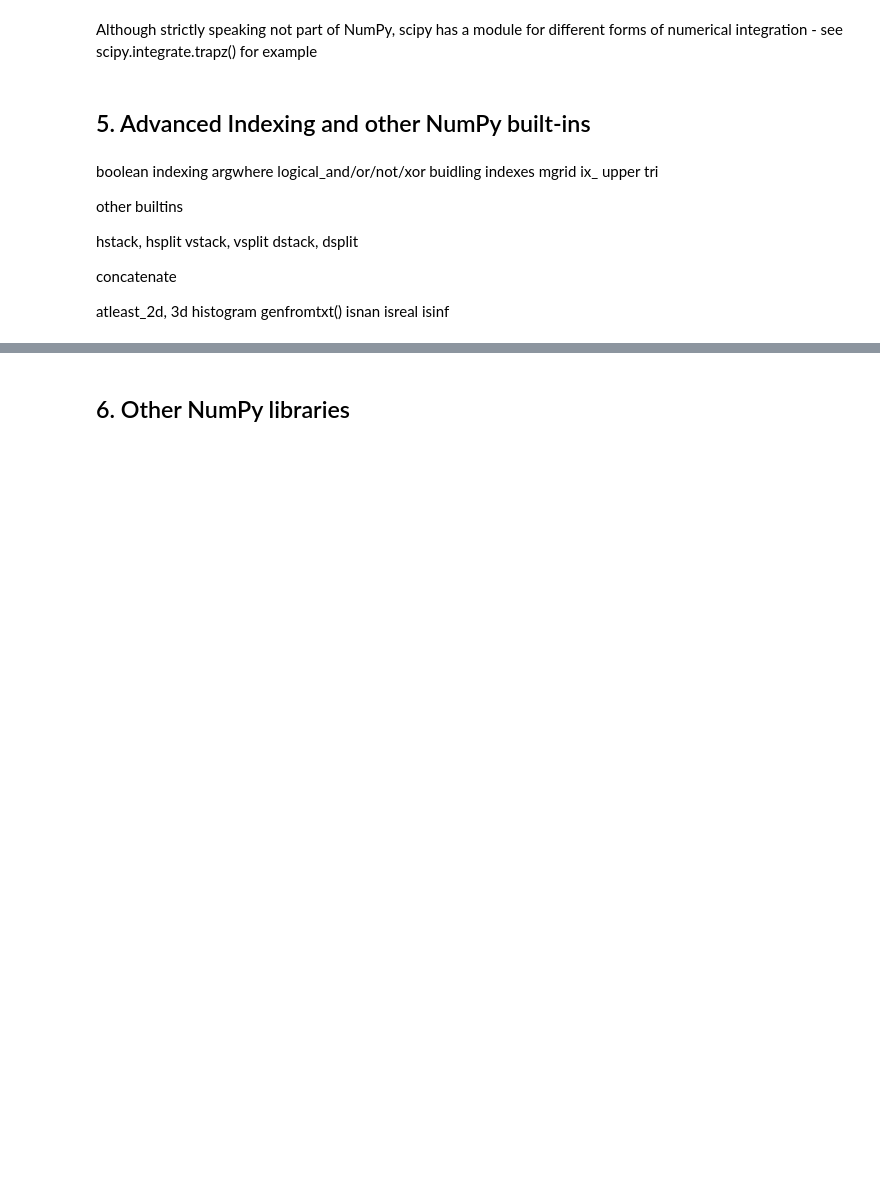
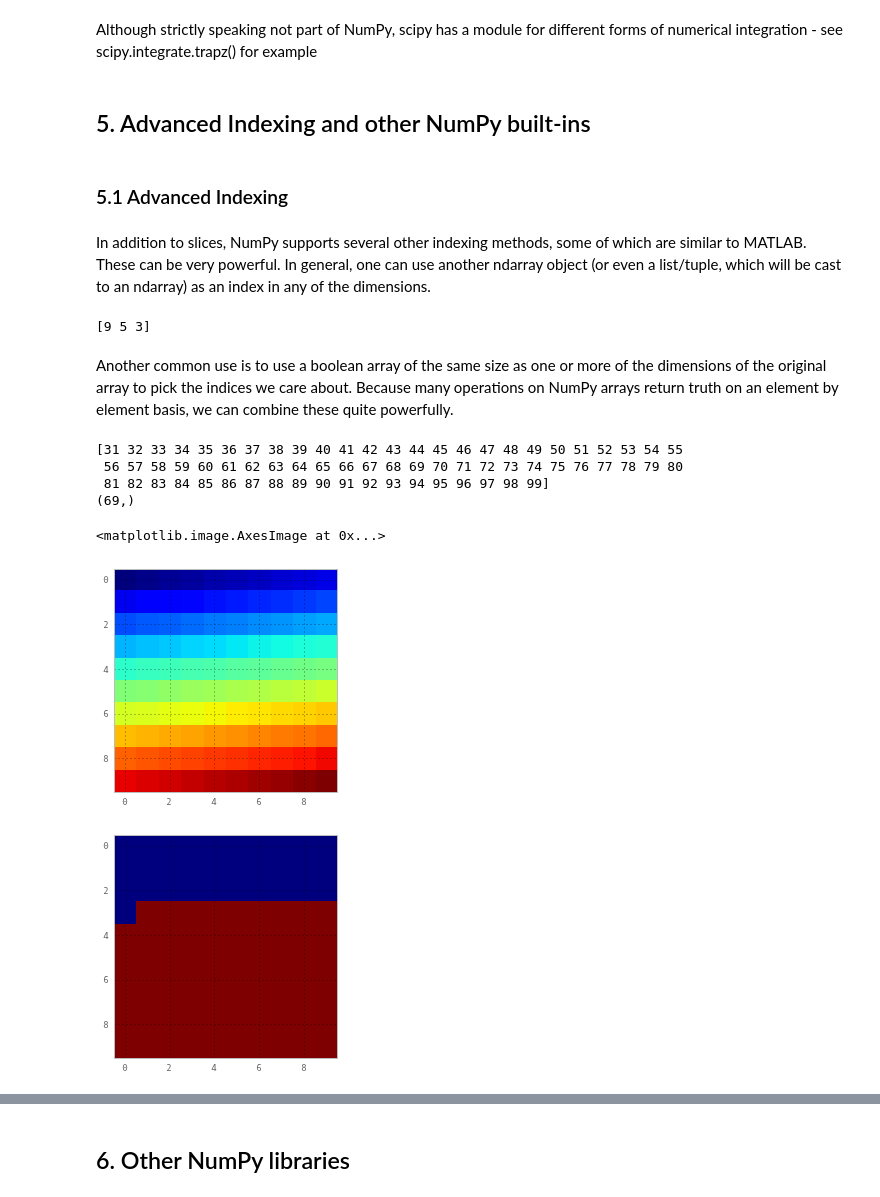
Before and after one commit to andrewgiessel/pydata_bos_2013_intro_to_numpy, a Jupyter notebook: Introduction To NumPy.ipynb, the cells around one changed output, grey strips where cells are left out. Drawn from its saved outputs; the diff is of its cells as text; code cells hidden in the pictures; blank space fills up the shorter version.

Commit message:
added boolean indexing and misc functions

```diff
--- a/Introduction To NumPy.ipynb
+++ b/Introduction To NumPy.ipynb
@@ -616,27 +618,32 @@ legend()
 Although strictly speaking not part of NumPy, scipy has a module for different forms of numerical integration - see scipy.integrate.trapz() for example
 # %% [markdown]
 ## 5. Advanced Indexing and other NumPy built-ins
-# %% [markdown]
-boolean indexing
-argwhere
-logical_and/or/not/xor
-buidling indexes
-  mgrid
-  ix_
-  upper tri
-
-
-other builtins
-
-hstack, hsplit
-vstack, vsplit
-dstack, dsplit
-
-concatenate
-
-atleast_2d, 3d
-histogram
-genfromtxt()
-isnan
-isreal
-isinf
+# %% [markdown]
+### 5.1 Advanced Indexing
+# %% [markdown]
+In addition to slices, NumPy supports several other indexing methods, some of which are similar to MATLAB.  These can be very powerful.  In general, one can use another ndarray object (or even a list/tuple, which will be cast to an ndarray) as an index in any of the dimensions.
+# %%
+asdf = np.arange(10,0,-1) # make a reverse list
+print asdf[[1,5,7]]
+# %% [output]
+[9 5 3]
+# %% [markdown]
+Another common use is to use a boolean array of the same size as one or more of the dimensions of the original array to pick the indices we care about.   Because many operations on NumPy arrays return truth on an element by element basis, we can combine these quite powerfully.
+# %%
+asdf = np.arange(100).reshape(10,10)
+index = asdf > 30
+print asdf[index]
+
+print asdf[index].shape
+
+imshow(asdf)
+figure()
+imshow(index)
+# %% [output]
+[31 32 33 34 35 36 37 38 39 40 41 42 43 44 45 46 47 48 49 50 51 52 53 54 55
+ 56 57 58 59 60 61 62 63 64 65 66 67 68 69 70 71 72 73 74 75 76 77 78 79 80
+ 81 82 83 84 85 86 87 88 89 90 91 92 93 94 95 96 97 98 99]
+(69,)
+<matplotlib.image.AxesImage at 0x...>
+[figure, added]
+[figure, added]
```
Also changed, not shown: parts of 13 cells of this notebook.
